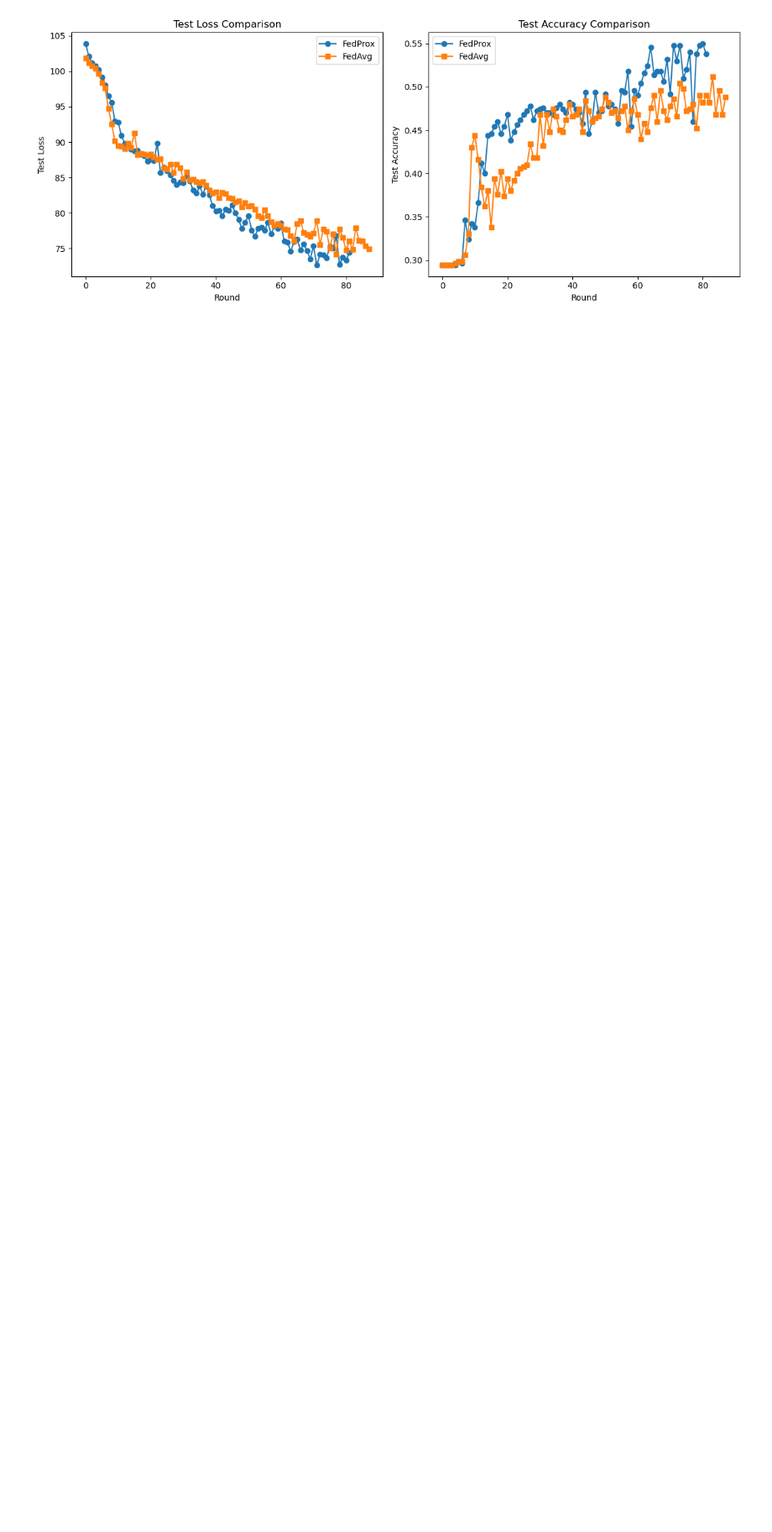
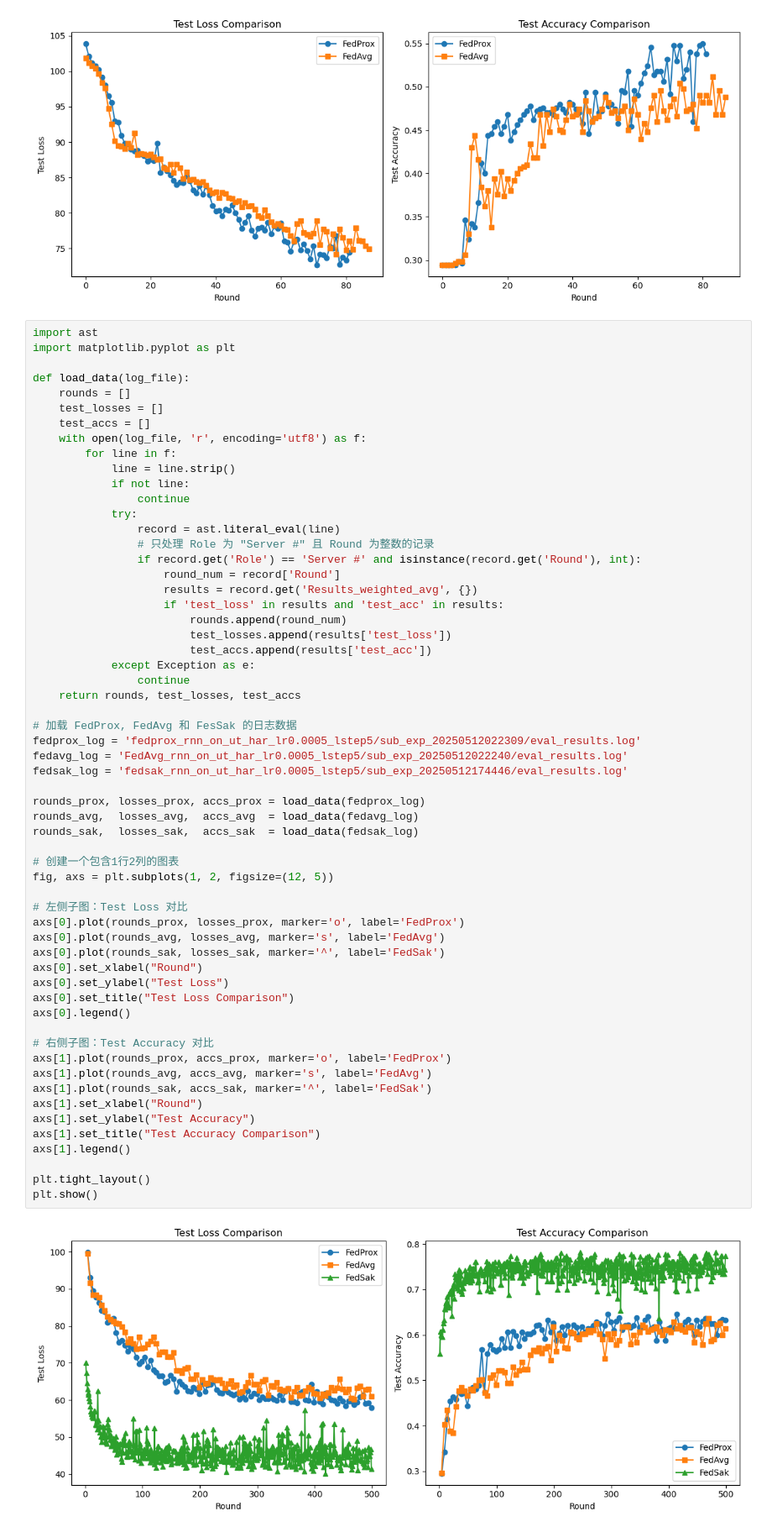
Before and after one commit to lzy756/FederatedScope, a Jupyter notebook: exp/plt.ipynb, the cells around one changed output. Shown at 84% size. Cells and saved outputs as stored; diff of their text form; blank space fills up the shorter version.

Commit message:
Add FedSAK implementation and UT-HAR experiment results

```diff
--- a/exp/plt.ipynb
+++ b/exp/plt.ipynb
@@ -55,3 +55,64 @@ plt.tight_layout()
 plt.show()
 # %% [output]
 [figure]
+# %%
+import ast
+import matplotlib.pyplot as plt
+
+def load_data(log_file):
+    rounds = []
+    test_losses = []
+    test_accs = []
+    with open(log_file, 'r', encoding='utf8') as f:
+        for line in f:
+            line = line.strip()
+            if not line:
+                continue
+            try:
+                record = ast.literal_eval(line)
+                # 只处理 Role 为 "Server #" 且 Round 为整数的记录
+                if record.get('Role') == 'Server #' and isinstance(record.get('Round'), int):
+                    round_num = record['Round']
+                    results = record.get('Results_weighted_avg', {})
+                    if 'test_loss' in results and 'test_acc' in results:
+                        rounds.append(round_num)
+                        test_losses.append(results['test_loss'])
+                        test_accs.append(results['test_acc'])
+            except Exception as e:
+                continue
+    return rounds, test_losses, test_accs
+
+# 加载 FedProx, FedAvg 和 FesSak 的日志数据
+fedprox_log = 'fedprox_rnn_on_ut_har_lr0.0005_lstep5/sub_exp_20250512022309/eval_results.log'
+fedavg_log = 'FedAvg_rnn_on_ut_har_lr0.0005_lstep5/sub_exp_20250512022240/eval_results.log'
+fedsak_log = 'fedsak_rnn_on_ut_har_lr0.0005_lstep5/sub_exp_20250512174446/eval_results.log'
+
+rounds_prox, losses_prox, accs_prox = load_data(fedprox_log)
+rounds_avg,  losses_avg,  accs_avg  = load_data(fedavg_log)
+rounds_sak,  losses_sak,  accs_sak  = load_data(fedsak_log)
+
+# 创建一个包含1行2列的图表
+fig, axs = plt.subplots(1, 2, figsize=(12, 5))
+
+# 左侧子图：Test Loss 对比
+axs[0].plot(rounds_prox, losses_prox, marker='o', label='FedProx')
+axs[0].plot(rounds_avg, losses_avg, marker='s', label='FedAvg')
+axs[0].plot(rounds_sak, losses_sak, marker='^', label='FedSak')
+axs[0].set_xlabel("Round")
+axs[0].set_ylabel("Test Loss")
+axs[0].set_title("Test Loss Comparison")
+axs[0].legend()
+
+# 右侧子图：Test Accuracy 对比
+axs[1].plot(rounds_prox, accs_prox, marker='o', label='FedProx')
+axs[1].plot(rounds_avg, accs_avg, marker='s', label='FedAvg')
+axs[1].plot(rounds_sak, accs_sak, marker='^', label='FedSak')
+axs[1].set_xlabel("Round")
+axs[1].set_ylabel("Test Accuracy")
+axs[1].set_title("Test Accuracy Comparison")
+axs[1].legend()
+
+plt.tight_layout()
+plt.show()
+# %% [output]
+[figure, added]
```
Also changed, not shown: 49 other files.
